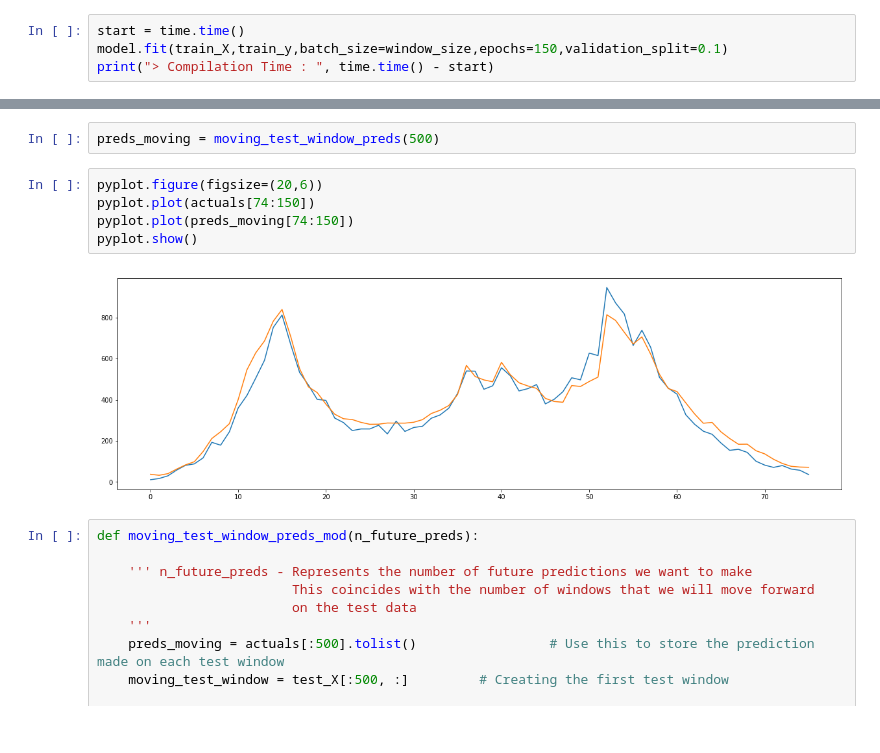
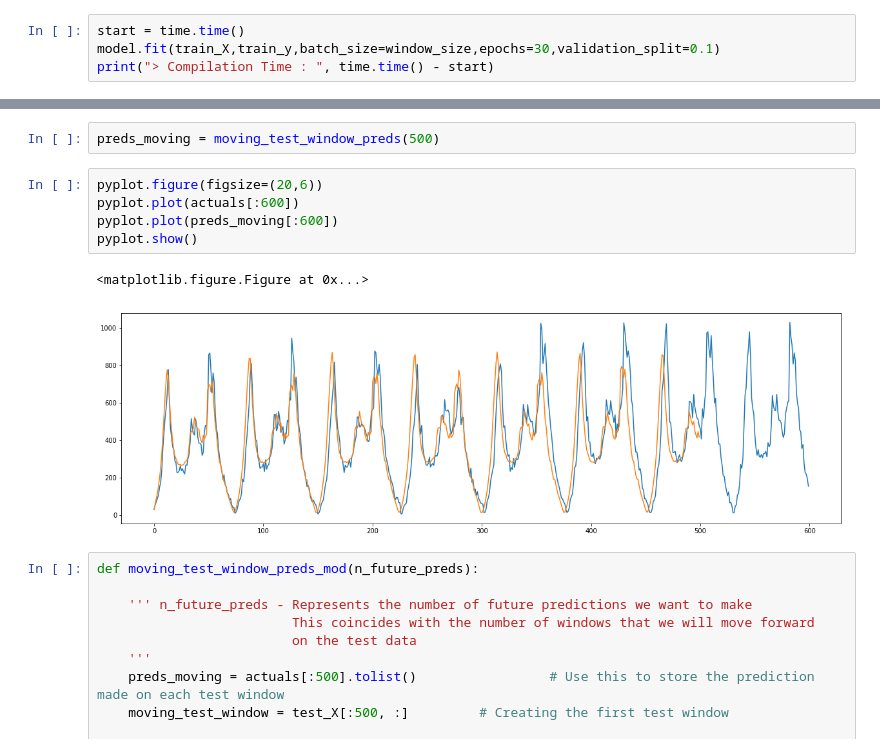
Before and after one commit to kunovg/EcoBici, a Jupyter notebook: Neural Networks.ipynb, the cells around one changed output, grey strips where cells are left out. Saved outputs shown, nothing was run; the diff lists cells and outputs as text.

```diff
--- a/Neural Networks.ipynb
+++ b/Neural Networks.ipynb
@@ -95,7 +97,7 @@ Non-trainable params: 0
 _________________________________________________________________
 # %%
 start = time.time()
-model.fit(train_X,train_y,batch_size=window_size,epochs=150,validation_split=0.1)
+model.fit(train_X,train_y,batch_size=window_size,epochs=30,validation_split=0.1)
 print("> Compilation Time : ", time.time() - start)
 # %% [output]
 Train on 35634 samples, validate on 3960 samples
@@ -155,11 +155,12 @@ def moving_test_window_preds(n_future_preds):
 preds_moving = moving_test_window_preds(500)
 # %%
 pyplot.figure(figsize=(20,6))
-pyplot.plot(actuals[74:150])
-pyplot.plot(preds_moving[74:150])
+pyplot.plot(actuals[:600])
+pyplot.plot(preds_moving[:600])
 pyplot.show()
 # %% [output]
+<matplotlib.figure.Figure at 0x...>
-[figure, old version]
+[figure, new version]
 # %%
 def moving_test_window_preds_mod(n_future_preds):
 
```
Also changed, not shown: parts of 8 cells of this notebook, 6 other files.
